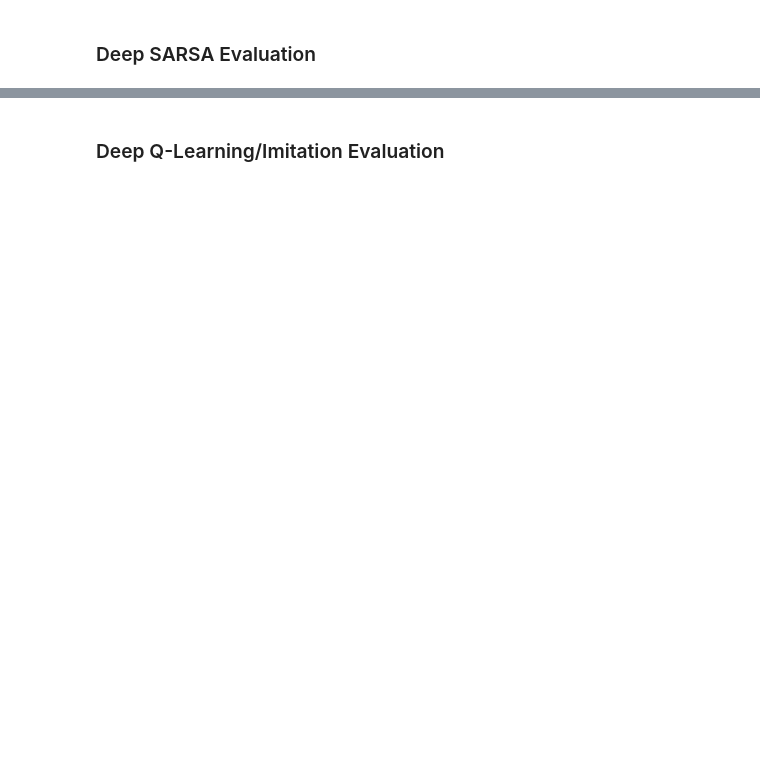
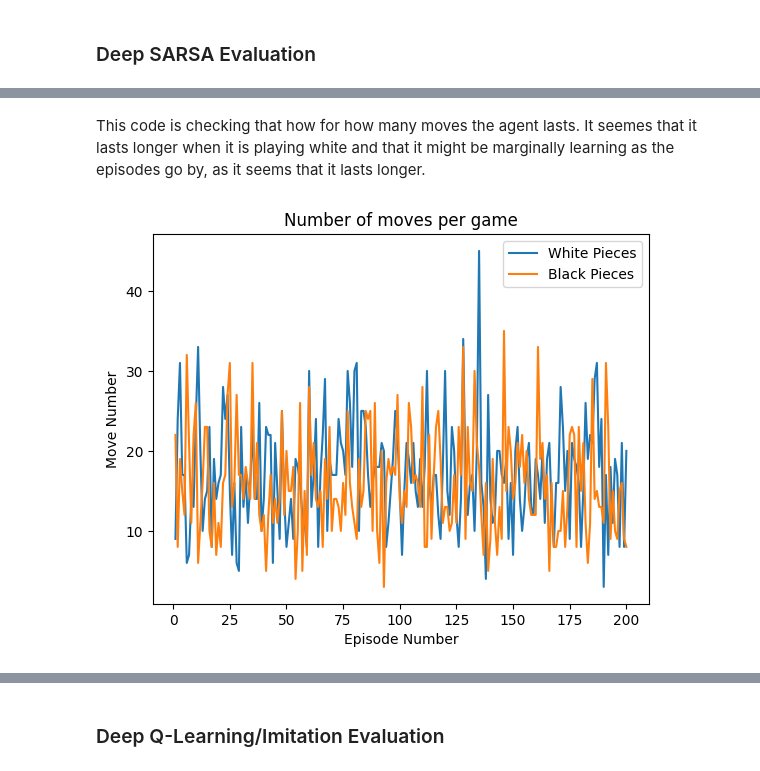
Before and after one commit to inesleonidasrocha/ChessRL23, a Jupyter notebook: RL PROJECT.ipynb, the cells around one changed output, grey strips where cells are left out. Cells and saved outputs as stored; diff of their text form; code cells hidden in the pictures; blank space fills up the shorter version.

```diff
--- a/RL PROJECT.ipynb
+++ b/RL PROJECT.ipynb
@@ -1828,0 +1831,3 @@ Number of pawn heavy games: 5
+# %%
+SARSA_df = pd.read_csv('./evaluation_data/deepsarsa.csv').drop('Unnamed: 0', axis = 1)
+SARSA_df.head(3)
@@ -1828,0 +1953,6 @@ Number of pawn heavy games: 5
+# %% [markdown]
+This code is checking that how for how many moves the agent lasts. It seemes that it lasts longer when it is playing white and that it might be marginally learning as the episodes go by, as it seems that it lasts longer.
+# %%
+evaluation_number_of_moves(SARSA_df)
+# %% [output]
+[figure, added]
```
Also changed, not shown: parts of 30 cells of this notebook, 1 other file.
